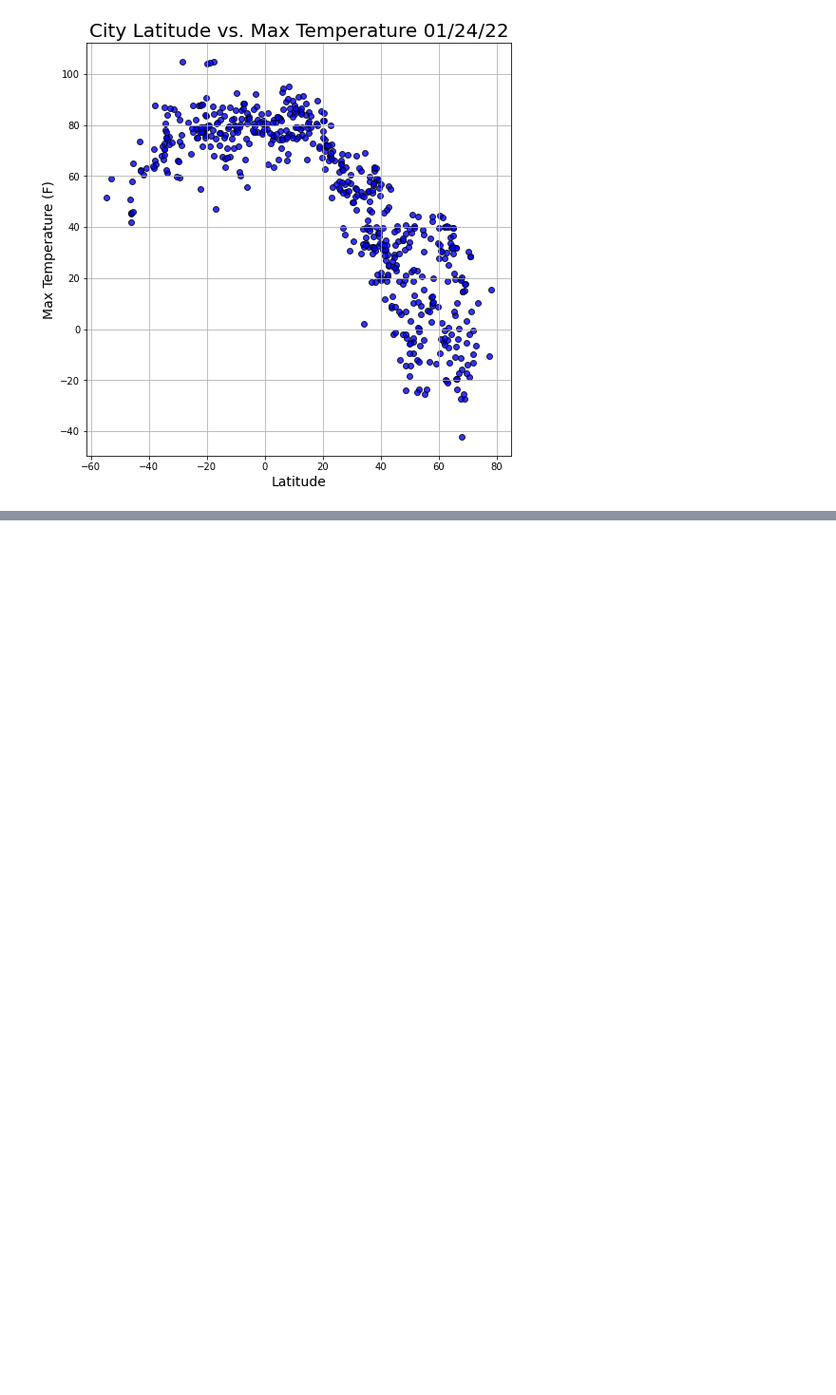
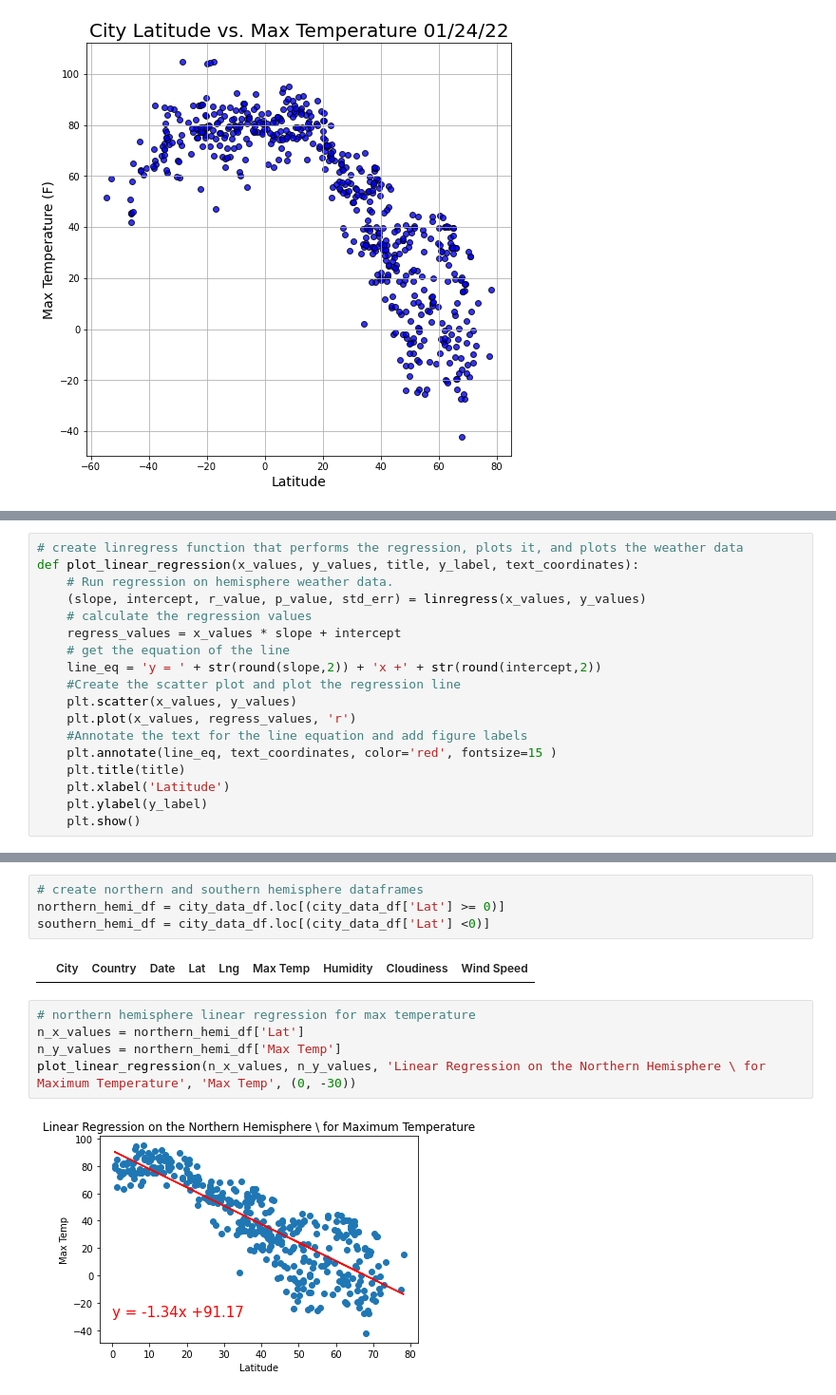
Before and after one commit to MDaily7/World_Weather_Analysis, a Jupyter notebook: WheatherPy.ipynb, the cells around one changed output, grey strips where cells are left out. Shown at 95% size. Saved outputs shown, nothing was run; the diff lists cells and outputs as text; blank space fills up the shorter version.

Commit message:
linear regressions for max temp by hemi added to weatherpy

```diff
--- a/WheatherPy.ipynb
+++ b/WheatherPy.ipynb
@@ -198,0 +200,18 @@ plt.savefig('weather_data/Fig4.png')
+# %%
+# create linregress function that performs the regression, plots it, and plots the weather data
+def plot_linear_regression(x_values, y_values, title, y_label, text_coordinates):
+    # Run regression on hemisphere weather data.
+    (slope, intercept, r_value, p_value, std_err) = linregress(x_values, y_values)
+    # calculate the regression values
+    regress_values = x_values * slope + intercept
+    # get the equation of the line
+    line_eq = 'y = ' + str(round(slope,2)) + 'x +' + str(round(intercept,2))
+    #Create the scatter plot and plot the regression line
+    plt.scatter(x_values, y_values)
+    plt.plot(x_values, regress_values, 'r')
+    #Annotate the text for the line equation and add figure labels
+    plt.annotate(line_eq, text_coordinates, color='red', fontsize=15 )
+    plt.title(title)
+    plt.xlabel('Latitude')
+    plt.ylabel(y_label)
+    plt.show()
@@ -198,0 +233,13 @@ plt.savefig('weather_data/Fig4.png')
+# %%
+# create northern and southern hemisphere dataframes
+northern_hemi_df = city_data_df.loc[(city_data_df['Lat'] >= 0)]
+southern_hemi_df = city_data_df.loc[(city_data_df['Lat'] <0)]
+# %% [output]
+|  | City | Country | Date | Lat | Lng | Max Temp | Humidity | Cloudiness | Wind Speed |
+# %%
+# northern hemisphere linear regression for max temperature
+n_x_values = northern_hemi_df['Lat']
+n_y_values = northern_hemi_df['Max Temp']
+plot_linear_regression(n_x_values, n_y_values, 'Linear Regression on the Northern Hemisphere \ for Maximum Temperature', 'Max Temp', (0, -30))
+# %% [output]
+[figure, added]
```
Also changed, not shown: parts of 9 cells of this notebook, 1 other file.
